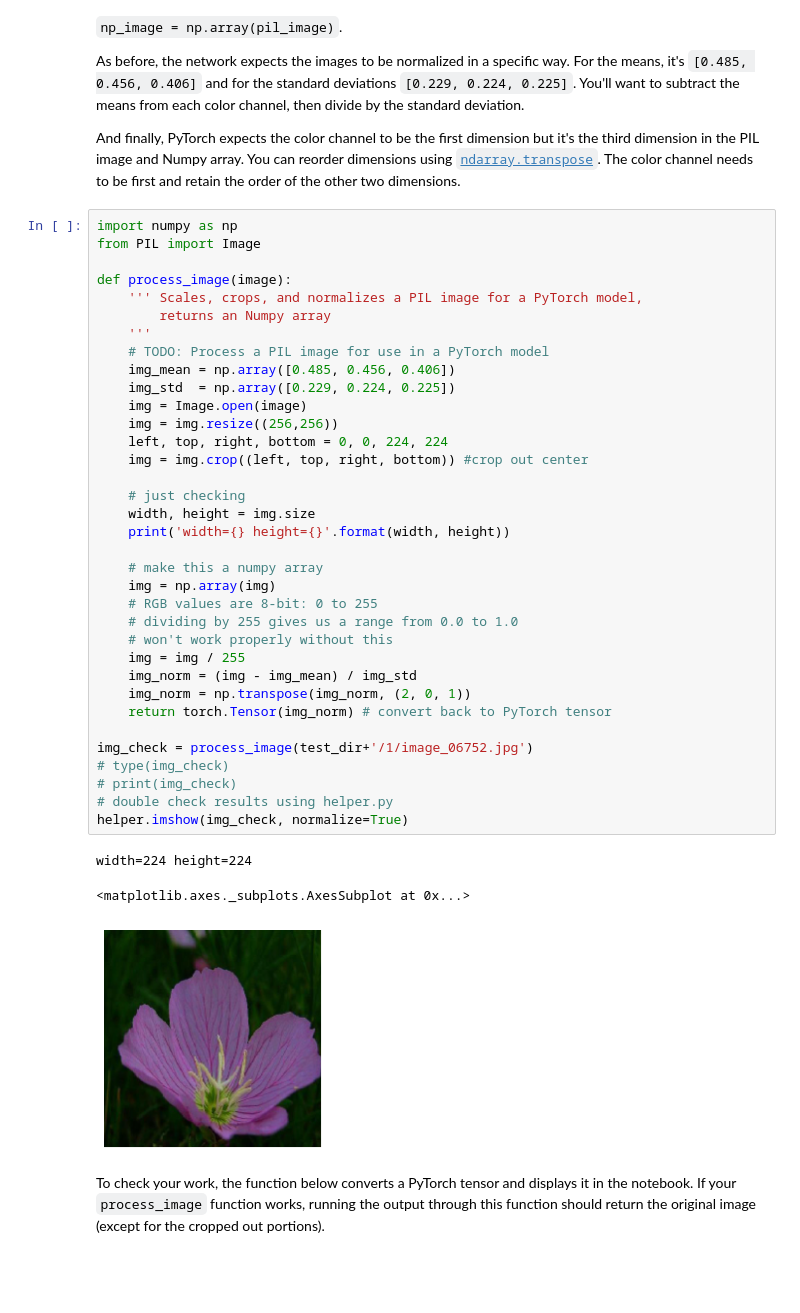
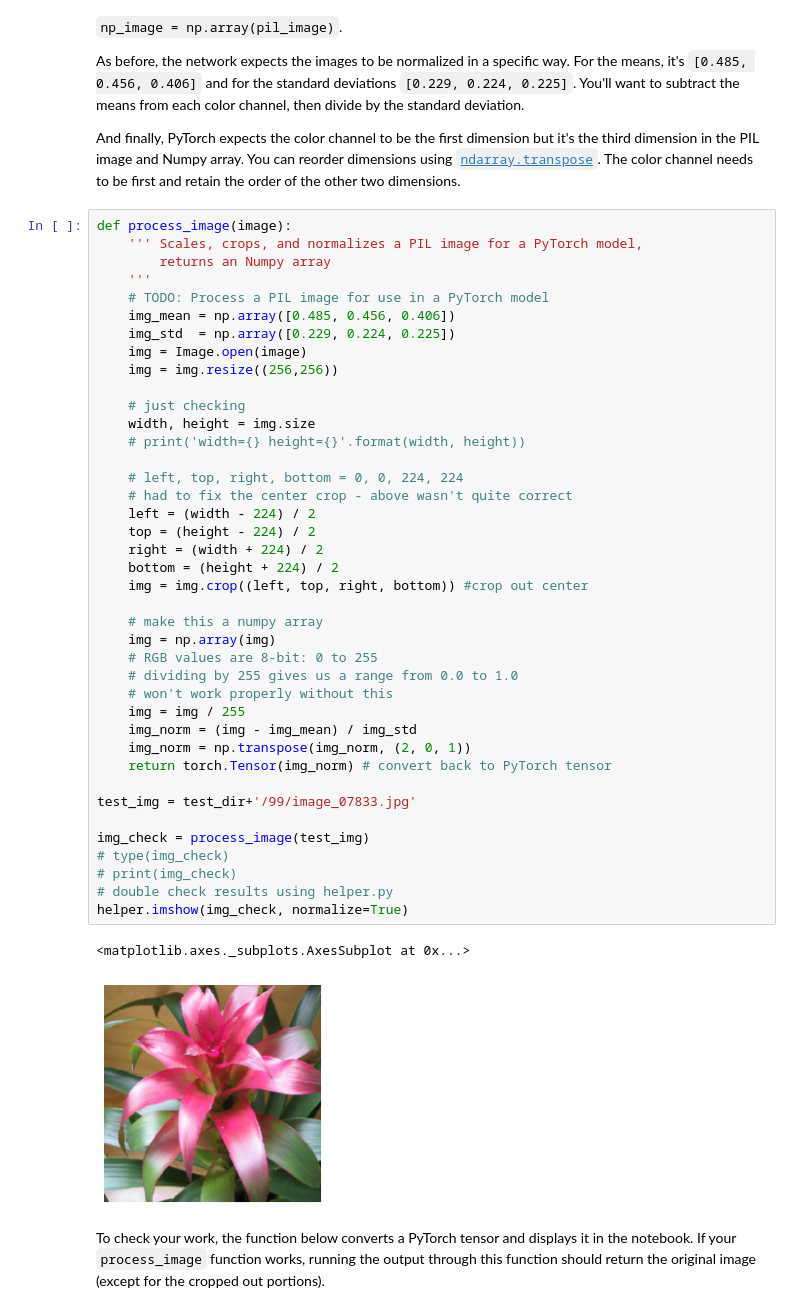
Before and after one commit to ssi112/aipnd-project, a Jupyter notebook: Image Classifier Project.ipynb, the cells around one changed output. Saved outputs shown, nothing was run; the diff lists cells and outputs as text; blank space fills up the shorter version.

```diff
--- a/Image Classifier Project.ipynb
+++ b/Image Classifier Project.ipynb
@@ -369,44 +399,48 @@ As before, the network expects the images to be normalized in a specific way. Fo
 
 And finally, PyTorch expects the color channel to be the first dimension but it's the third dimension in the PIL image and Numpy array. You can reorder dimensions using [`ndarray.transpose`](https://docs.scipy.org/doc/numpy-1.13.0/reference/generated/numpy.ndarray.transpose.html). The color channel needs to be first and retain the order of the other two dimensions.
 # %%
-import numpy as np
-from PIL import Image
-
 def process_image(image):
     ''' Scales, crops, and normalizes a PIL image for a PyTorch model,
         returns an Numpy array
     '''
     # TODO: Process a PIL image for use in a PyTorch model
     img_mean = np.array([0.485, 0.456, 0.406])
     img_std  = np.array([0.229, 0.224, 0.225])
     img = Image.open(image)
     img = img.resize((256,256))
-    left, top, right, bottom = 0, 0, 224, 224
-    img = img.crop((left, top, right, bottom)) #crop out center
 
     # just checking
     width, height = img.size
-    print('width={} height={}'.format(width, height))
+    # print('width={} height={}'.format(width, height))
+
+    # left, top, right, bottom = 0, 0, 224, 224
+    # had to fix the center crop - above wasn't quite correct
+    left = (width - 224) / 2
+    top = (height - 224) / 2
+    right = (width + 224) / 2
+    bottom = (height + 224) / 2
+    img = img.crop((left, top, right, bottom)) #crop out center
 
     # make this a numpy array
     img = np.array(img)
     # RGB values are 8-bit: 0 to 255
     # dividing by 255 gives us a range from 0.0 to 1.0
     # won't work properly without this
     img = img / 255
     img_norm = (img - img_mean) / img_std
     img_norm = np.transpose(img_norm, (2, 0, 1))
     return torch.Tensor(img_norm) # convert back to PyTorch tensor
 
-img_check = process_image(test_dir+'/1/image_06752.jpg')
+test_img = test_dir+'/99/image_07833.jpg'
+
+img_check = process_image(test_img)
 # type(img_check)
 # print(img_check)
 # double check results using helper.py
 helper.imshow(img_check, normalize=True)
 # %% [output]
-width=224 height=224
+<matplotlib.axes._subplots.AxesSubplot at 0x...>
-<matplotlib.axes._subplots.AxesSubplot at 0x...>
-[figure, old version]
+[figure, new version]
 # %% [markdown]
 To check your work, the function below converts a PyTorch tensor and displays it in the notebook. If your `process_image` function works, running the output through this function should return the original image (except for the cropped out portions).
 # %%
```
Also changed, not shown: parts of 14 cells of this notebook, 1 other file.
